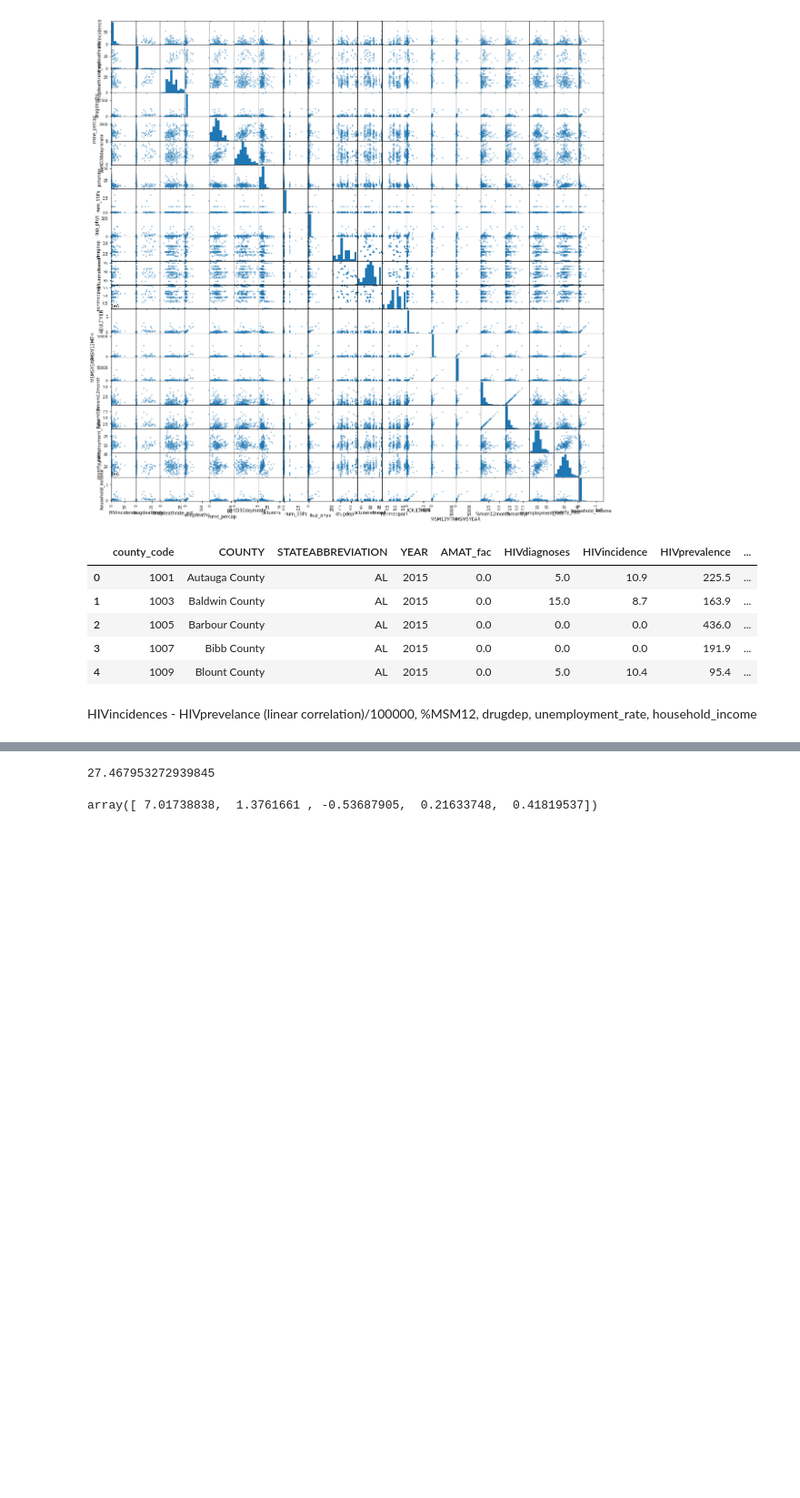
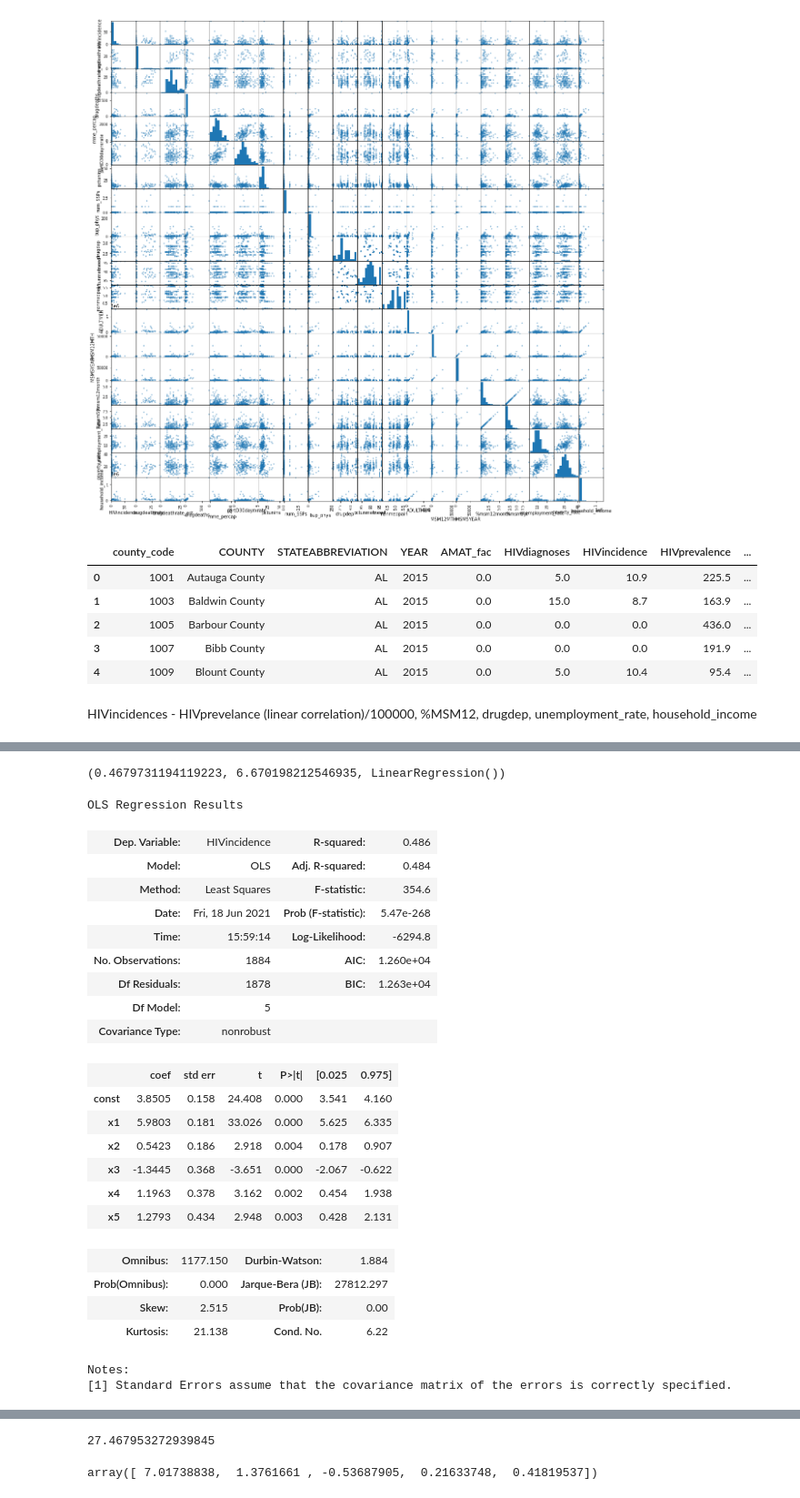
Before and after one commit to Cynz300/forecasting-hiv-incidences-private, a Jupyter notebook: notebooks/ilya_nb.ipynb, the cells around one changed output, grey strips where cells are left out. Shown at 91% size. Cells and saved outputs as stored; diff of their text form; code cells hidden in the pictures; blank space fills up the shorter version.

```diff
--- a/notebooks/ilya_nb.ipynb
+++ b/notebooks/ilya_nb.ipynb
@@ -70,0 +83,30 @@ simple_df[simple_df['drugdep'].isna()]
+# %%
+lin_reg_score(simple_df, simple_df.columns[1:])
+# %% [output]
+(0.4679731194119223, 6.670198212546935, LinearRegression())
+# %%
+OLS_score(simple_df, simple_df.columns[1:])
+# %% [output]
+OLS Regression Results
+| Dep. Variable: | HIVincidence | R-squared: | 0.486 |
+| Model: | OLS | Adj. R-squared: | 0.484 |
+| Method: | Least Squares | F-statistic: | 354.6 |
+| Date: | Fri, 18 Jun 2021 | Prob (F-statistic): | 5.47e-268 |
+| Time: | 15:59:14 | Log-Likelihood: | -6294.8 |
+| No. Observations: | 1884 | AIC: | 1.260e+04 |
+| Df Residuals: | 1878 | BIC: | 1.263e+04 |
+| Df Model: | 5 |  |  |
+| Covariance Type: | nonrobust |  |  |
+|  | coef | std err | t | P>|t| | [0.025 | 0.975] |
+| const | 3.8505 | 0.158 | 24.408 | 0.000 | 3.541 | 4.160 |
+| x1 | 5.9803 | 0.181 | 33.026 | 0.000 | 5.625 | 6.335 |
+| x2 | 0.5423 | 0.186 | 2.918 | 0.004 | 0.178 | 0.907 |
+| x3 | -1.3445 | 0.368 | -3.651 | 0.000 | -2.067 | -0.622 |
+| x4 | 1.1963 | 0.378 | 3.162 | 0.002 | 0.454 | 1.938 |
+| x5 | 1.2793 | 0.434 | 2.948 | 0.003 | 0.428 | 2.131 |
+| Omnibus: | 1177.150 | Durbin-Watson: | 1.884 |
+| Prob(Omnibus): | 0.000 | Jarque-Bera (JB): | 27812.297 |
+| Skew: | 2.515 | Prob(JB): | 0.00 |
+| Kurtosis: | 21.138 | Cond. No. | 6.22 |
+Notes:
+[1] Standard Errors assume that the covariance matrix of the errors is correctly specified.
```
Also changed, not shown: parts of 13 cells of this notebook, 2 other files.
